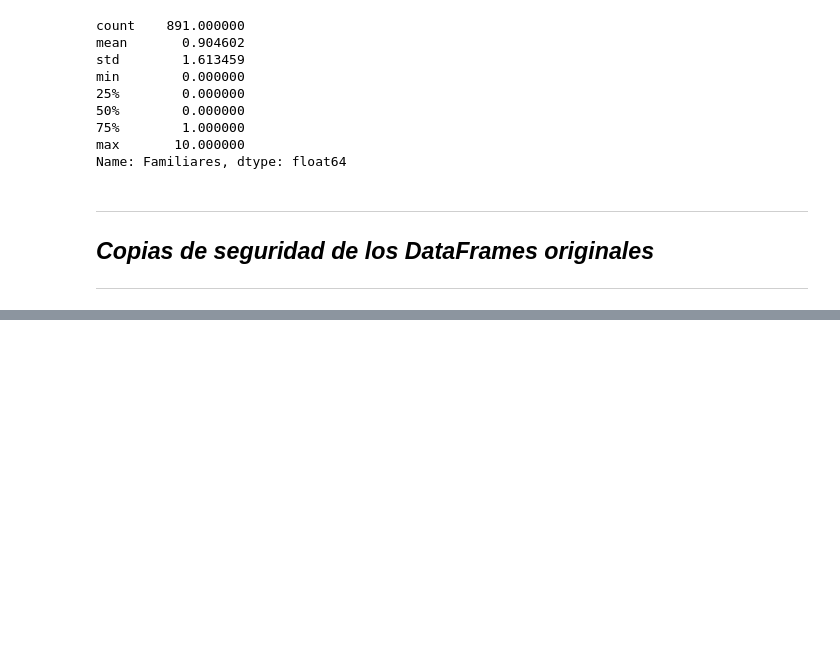
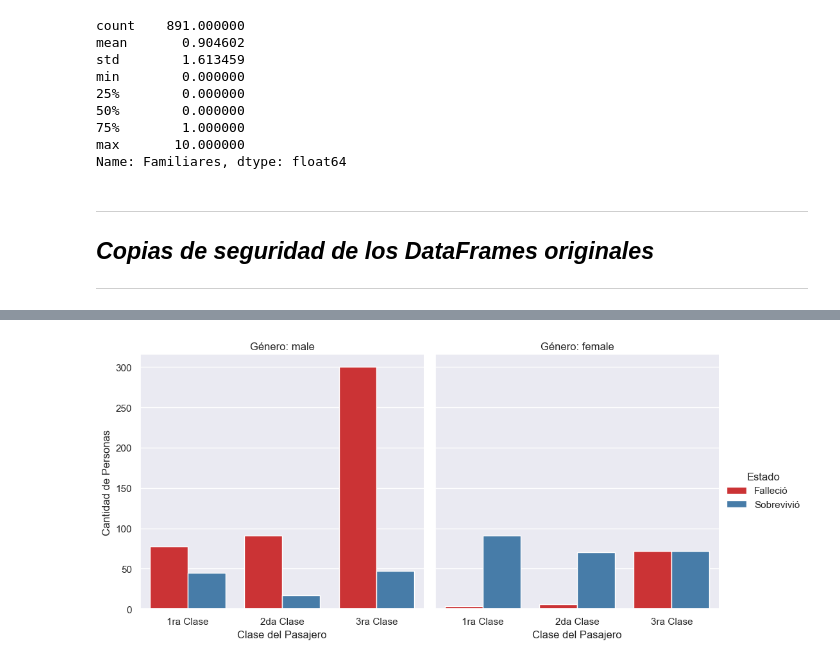
Before and after one commit to Felipeval-cmd/titanic-pandas-proyecto, a Jupyter notebook: notebooks/proyecto_titanic.ipynb, the cells around one changed output, grey strips where cells are left out. Drawn from its saved outputs; the diff is of its cells as text; code cells hidden in the pictures; blank space fills up the shorter version.

```diff
--- a/notebooks/proyecto_titanic.ipynb
+++ b/notebooks/proyecto_titanic.ipynb
@@ -153,0 +301,26 @@ print("Hello world")
+# %%
+
+# 1. Filtramos los datos válidos para que no falle por los None de Survived
+df_validos = df_junto[df_junto['Survived'].notna()].copy()
+df_validos['Survived'] = df_validos['Survived'].astype(int).map({0: 'Falleció', 1: 'Sobrevivió'})
+df_validos['Pclass'] = df_validos['Pclass'].map({1: '1ra Clase', 2: '2da Clase', 3: '3ra Clase'})
+
+# 2. Creamos el gráfico con catplot
+g = sns.catplot(
+    data=df_validos,
+    x="Pclass",
+    hue="Survived",
+    col="Sex",
+    kind="count",
+    palette="Set1",
+    order=['1ra Clase', '2da Clase', '3ra Clase']
+)
+
+# 3. Ajustamos los títulos para que se vea impecable
+g.set_axis_labels("Clase del Pasajero", "Cantidad de Personas")
+g.set_titles("Género: {col_name}")
+g._legend.set_title("Estado")
+
+plt.show()
+# %% [output]
+[figure, added]
```
Also changed, not shown: parts of 15 cells of this notebook.
